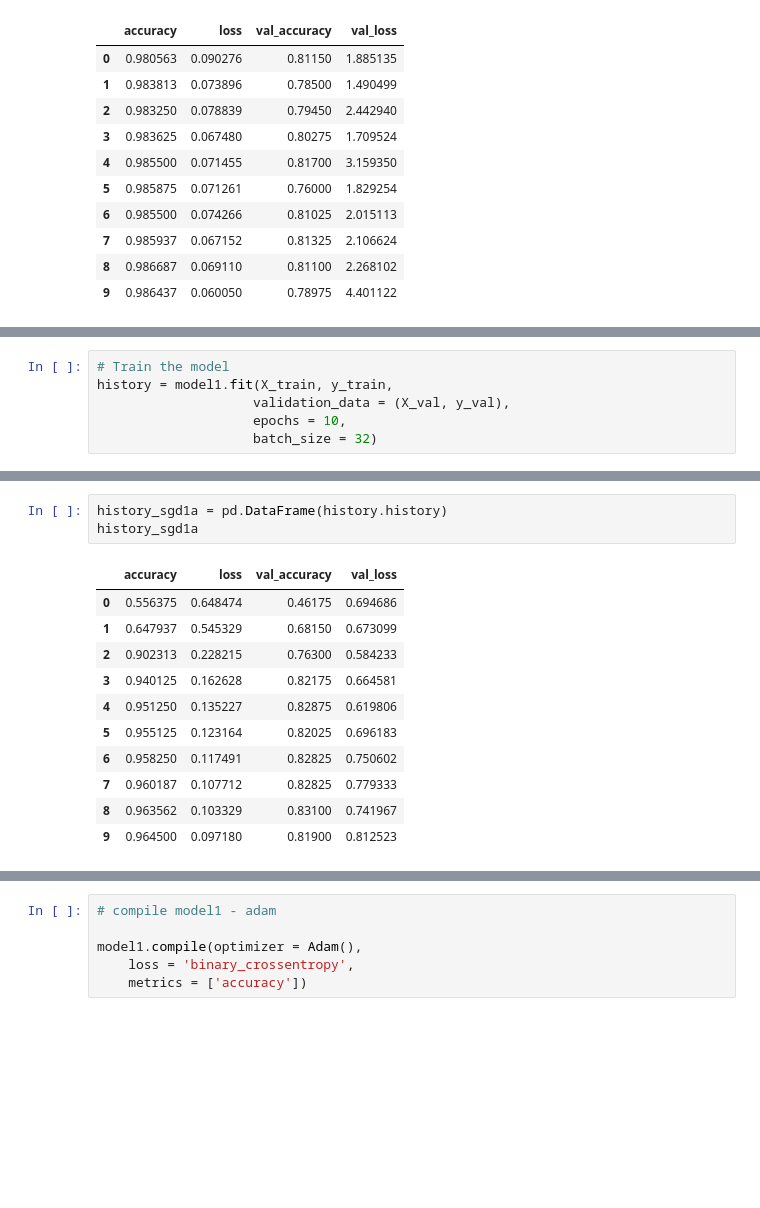
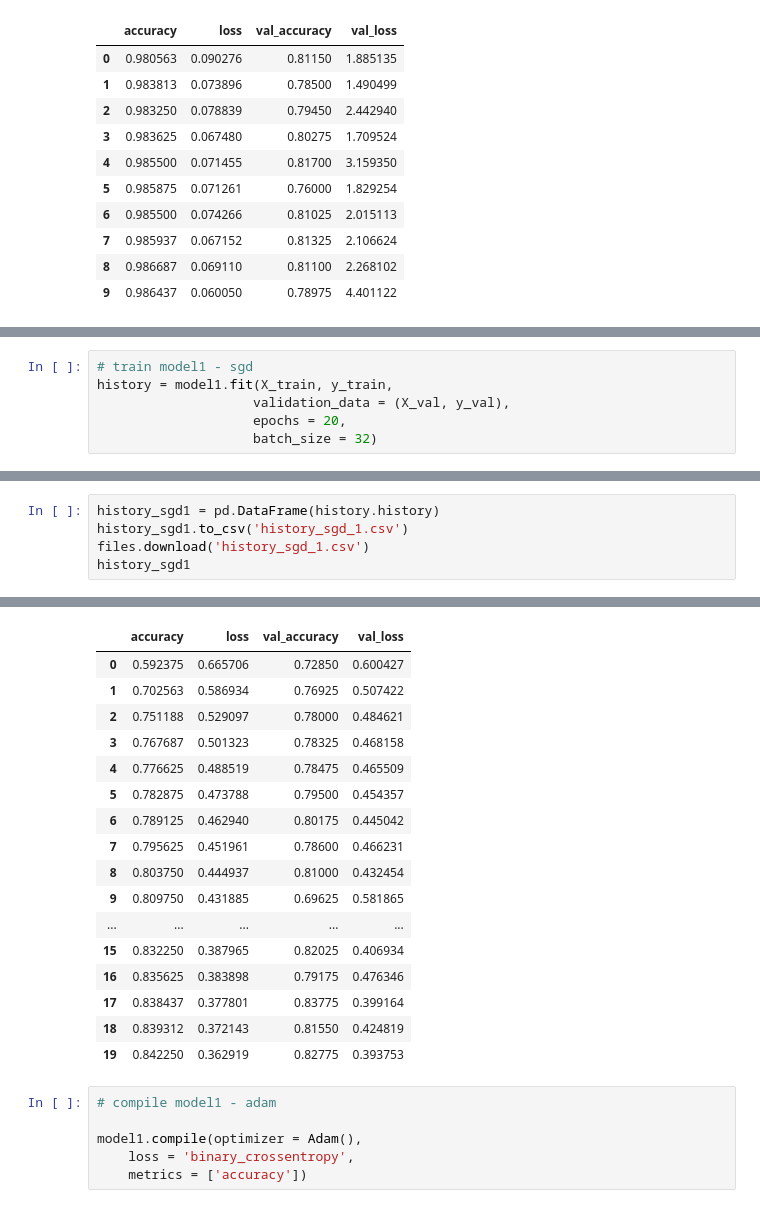
Before and after one commit to FleaBusyBeeBergs/dtsa5511-cnn-cancer-detection, a Jupyter notebook: cnn-cancer-detection.ipynb, the cells around one changed output, grey strips where cells are left out. Drawn from its saved outputs; the diff is of its cells as text; blank space fills up the shorter version.

```diff
--- a/cnn-cancer-detection.ipynb
+++ b/cnn-cancer-detection.ipynb
@@ -334,8 +332,8 @@ model1.compile(optimizer = 'sgd',
               loss = 'binary_crossentropy',
               metrics = ['accuracy'])
 # %%
-# Train the model
+# train model1 - sgd
 history = model1.fit(X_train, y_train,
                     validation_data = (X_val, y_val),
-                    epochs = 10,
+                    epochs = 20,
                     batch_size = 32)
@@ -342,15 +358,6 @@ history = model1.fit(X_train, y_train,
-# %%
-history_sgd1a = pd.DataFrame(history.history)
-history_sgd1a
-# %% [output]
-|  | accuracy | loss | val_accuracy | val_loss |
-| 0 | 0.556375 | 0.648474 | 0.46175 | 0.694686 |
-| 1 | 0.647937 | 0.545329 | 0.68150 | 0.673099 |
-| 2 | 0.902313 | 0.228215 | 0.76300 | 0.584233 |
-| 3 | 0.940125 | 0.162628 | 0.82175 | 0.664581 |
-| 4 | 0.951250 | 0.135227 | 0.82875 | 0.619806 |
-| 5 | 0.955125 | 0.123164 | 0.82025 | 0.696183 |
-| 6 | 0.958250 | 0.117491 | 0.82825 | 0.750602 |
-| 7 | 0.960187 | 0.107712 | 0.82825 | 0.779333 |
-| 8 | 0.963562 | 0.103329 | 0.83100 | 0.741967 |
-| 9 | 0.964500 | 0.097180 | 0.81900 | 0.812523 |
+# %%
+history_sgd1 = pd.DataFrame(history.history)
+history_sgd1.to_csv('history_sgd_1.csv')
+files.download('history_sgd_1.csv')
+history_sgd1
+# %% [output]
@@ -357,3 +366,20 @@ history_sgd1a
+|  | accuracy | loss | val_accuracy | val_loss |
+| 0 | 0.592375 | 0.665706 | 0.72850 | 0.600427 |
+| 1 | 0.702563 | 0.586934 | 0.76925 | 0.507422 |
+| 2 | 0.751188 | 0.529097 | 0.78000 | 0.484621 |
+| 3 | 0.767687 | 0.501323 | 0.78325 | 0.468158 |
+| 4 | 0.776625 | 0.488519 | 0.78475 | 0.465509 |
+| 5 | 0.782875 | 0.473788 | 0.79500 | 0.454357 |
+| 6 | 0.789125 | 0.462940 | 0.80175 | 0.445042 |
+| 7 | 0.795625 | 0.451961 | 0.78600 | 0.466231 |
+| 8 | 0.803750 | 0.444937 | 0.81000 | 0.432454 |
+| 9 | 0.809750 | 0.431885 | 0.69625 | 0.581865 |
+| ... | ... | ... | ... | ... |
+| 15 | 0.832250 | 0.387965 | 0.82025 | 0.406934 |
+| 16 | 0.835625 | 0.383898 | 0.79175 | 0.476346 |
+| 17 | 0.838437 | 0.377801 | 0.83775 | 0.399164 |
+| 18 | 0.839312 | 0.372143 | 0.81550 | 0.424819 |
+| 19 | 0.842250 | 0.362919 | 0.82775 | 0.393753 |
 # %%
 # compile model1 - adam
 
```
Also changed, not shown: parts of 45 cells of this notebook.
